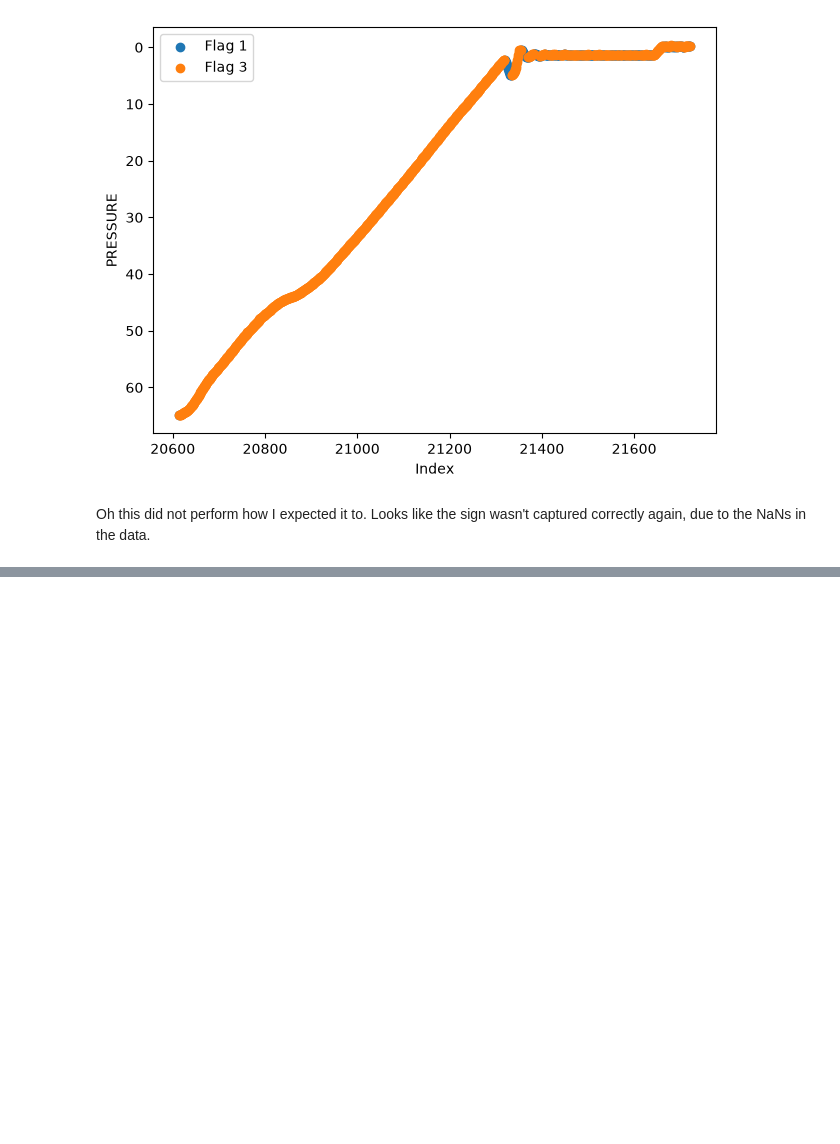
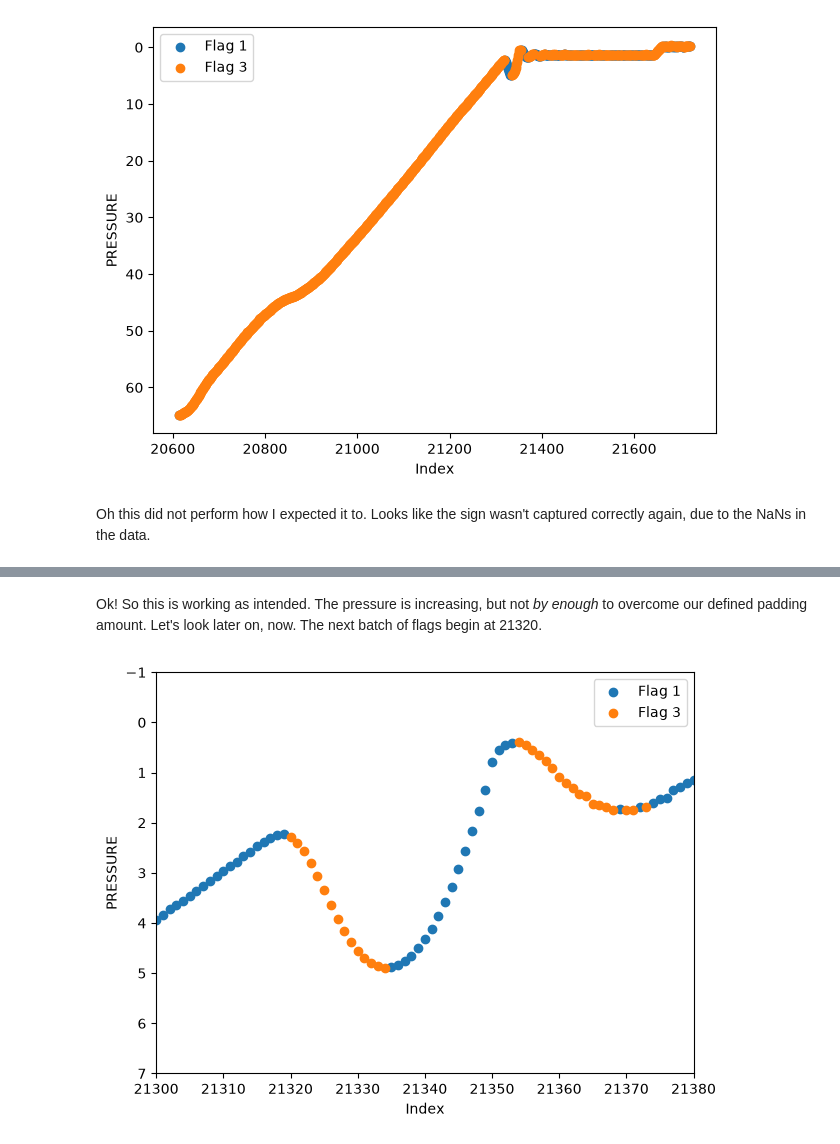
Before and after one commit to Klankers/mau_gsoc_qartod, a Jupyter notebook: deliverable_2.ipynb, the cells around one changed output, grey strips where cells are left out. Drawn from its saved outputs; the diff is of its cells as text; code cells hidden in the pictures; blank space fills up the shorter version.

```diff
--- a/deliverable_2.ipynb
+++ b/deliverable_2.ipynb
@@ -5454,0 +5617,22 @@ Oh this did not perform how I expected it to. Looks like the sign wasn't capture
+# %% [markdown]
+Ok! So this is working as intended. The pressure is increasing, but not *by enough* to overcome our defined padding amount. Let's look later on, now. The next batch of flags begin at 21320.
+# %%
+fig, axs = plt.subplots(ncols=1, nrows=1)
+
+for flag in [1, 3,]:
+    mask = flags == flag
+    axs.scatter(
+        ddata_sub.N_MEASUREMENTS[mask],
+        ddata_sub.PRES[mask],
+        label=f"Flag {flag}"
+    )
+
+axs.set_xlabel("Index")
+axs.set_ylabel("PRESSURE")
+axs.legend()
+plt.xlim([21300, 21380])
+plt.ylim([-1, 7])
+plt.tight_layout()
+plt.gca().invert_yaxis()
+# %% [output]
+[figure, added]
```
Also changed, not shown: parts of 31 cells of this notebook.
